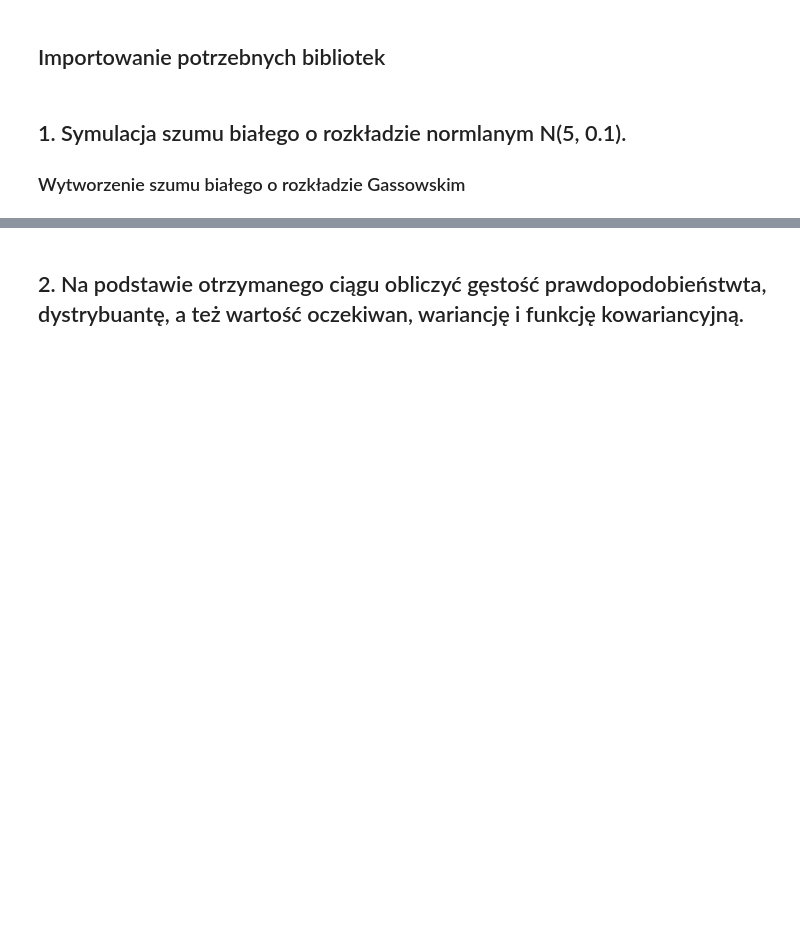
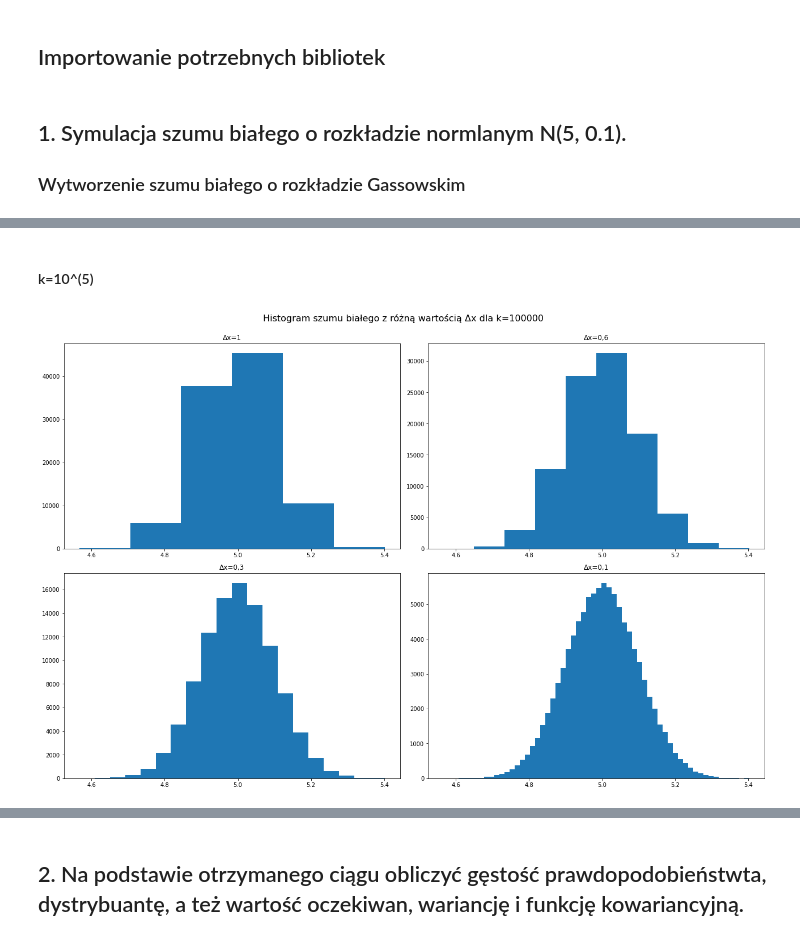
Before and after one commit to MaciejSzerwinski/Stochastic_Process, a Jupyter notebook: main.ipynb, the cells around one changed output, grey strips where cells are left out. Saved outputs shown, nothing was run; the diff lists cells and outputs as text; code cells hidden in the pictures; blank space fills up the shorter version.

```diff
--- a/main.ipynb
+++ b/main.ipynb
@@ -73,0 +110,6 @@ plt.hist(samples)
+# %% [markdown]
+#### k=10^(5)
+# %%
+display_hist(samples_k_3, k_3)
+# %% [output]
+[figure, added]
```
Also changed, not shown: parts of 38 cells of this notebook.
